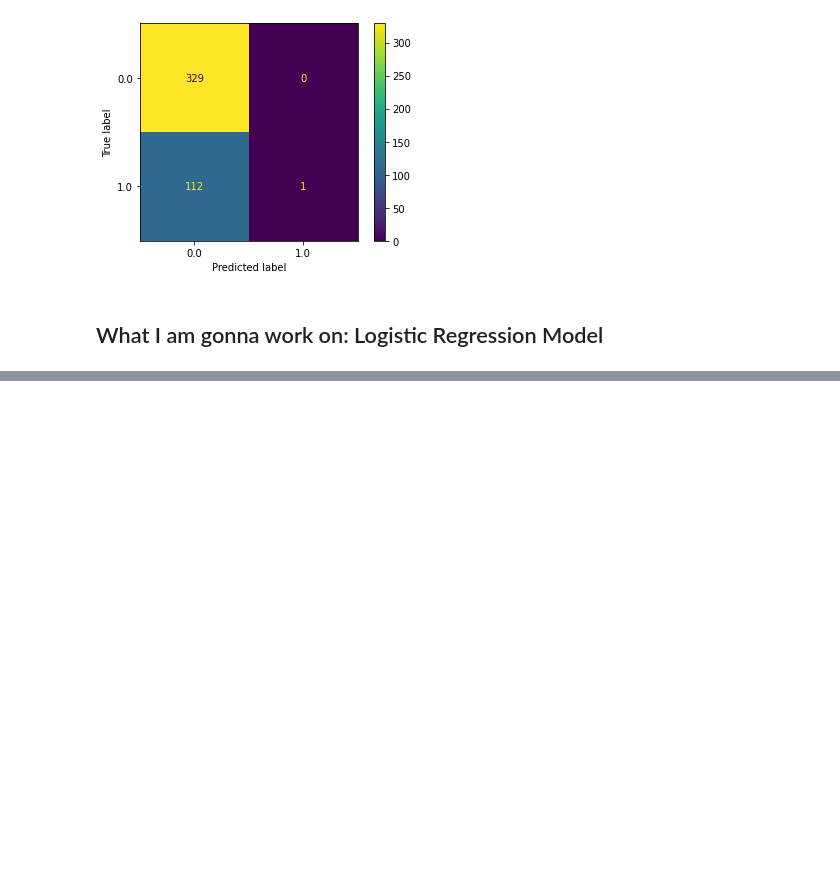
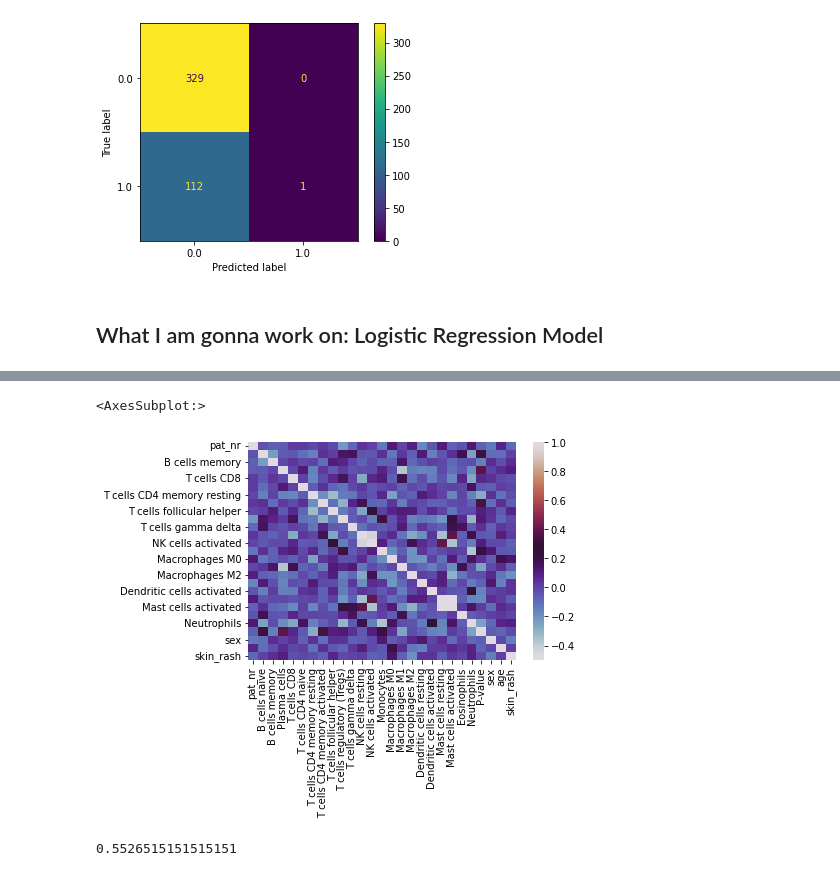
Before and after one commit to HeikeModest/Med_Data_Analysis, a Jupyter notebook: notebooks/supervised_LC_1.ipynb, the cells around one changed output, grey strips where cells are left out. Saved outputs shown, nothing was run; the diff lists cells and outputs as text; code cells hidden in the pictures; blank space fills up the shorter version.

```diff
--- a/notebooks/supervised_LC_1.ipynb
+++ b/notebooks/supervised_LC_1.ipynb
@@ -267,0 +321,8 @@ convergence after 30 epochs took 0 seconds
+# %%
+corr = new_df.corr()
+sns.heatmap(corr,
+        xticklabels=corr.columns,
+        cmap= "twilight")
+# %% [output]
+<AxesSubplot:>
+[figure, added]
@@ -267,0 +331,10 @@ convergence after 30 epochs took 0 seconds
+# %%
+X_train2, X_test2, y_train, y_test = train_test_split(X_spe, y,
+                                                    test_size = 0.25,
+                                                    random_state = 6) # Holdout
+
+cv_results = cross_validate(model, X_train2, y_train, cv=5, scoring=["accuracy","recall","precision","f1"])
+pd.DataFrame(cv_results)
+cv_results["test_accuracy"].mean()
+# %% [output]
+0.5526515151515151
```
Also changed, not shown: parts of 21 cells of this notebook, 2 other files.
